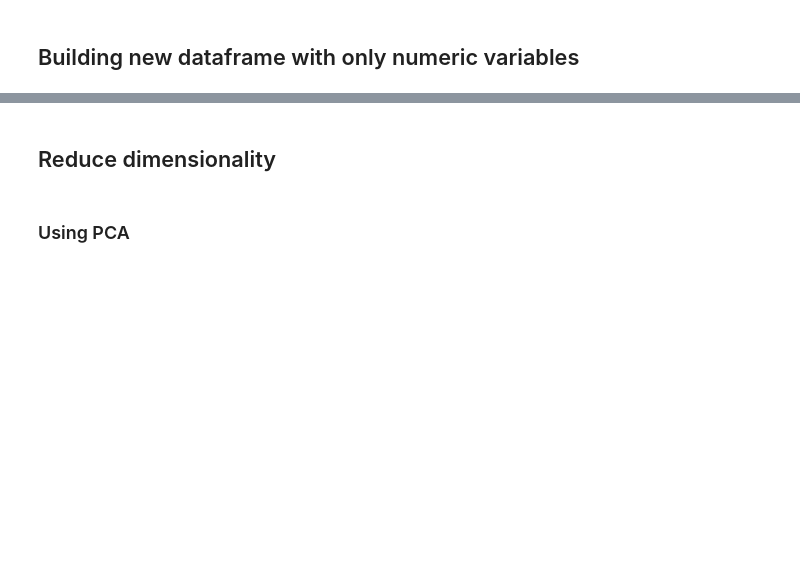
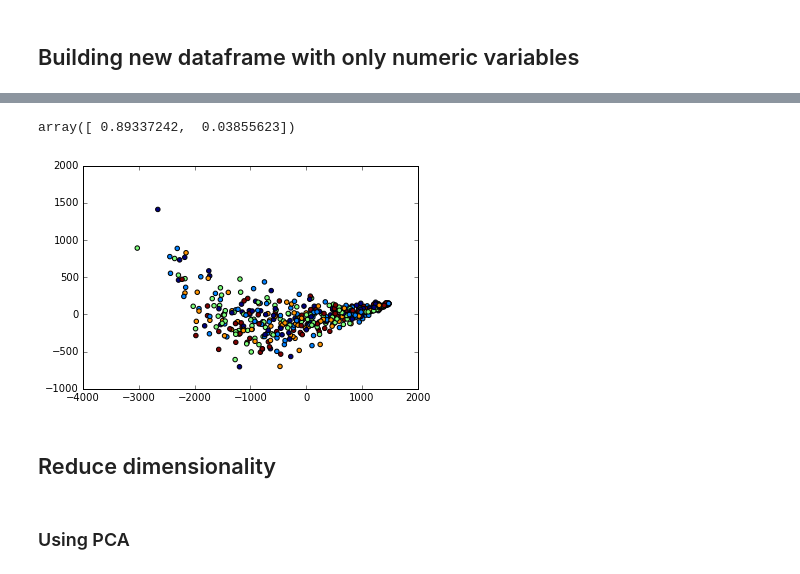
Before and after one commit to Gabriel-Azevedo-Ferreira/TDA-NBA, a Jupyter notebook: notebooks/Reducing dimensionality and applying hierarchical clustering.ipynb, the cells around one changed output, grey strips where cells are left out. Drawn from its saved outputs; the diff is of its cells as text; code cells hidden in the pictures; blank space fills up the shorter version.

```diff
--- a/notebooks/Reducing dimensionality and applying hierarchical clustering.ipynb
+++ b/notebooks/Reducing dimensionality and applying hierarchical clustering.ipynb
@@ -45,3 +60,17 @@ df2 = df.select_dtypes(include=['number'])
+# %%
+from sklearn import decomposition
+pca = decomposition.PCA(n_components=2)
+pca.fit(df2)
+reduced_df_2 = pca.transform(df2)
+pca.explained_variance_ratio_
+# %% [output]
+array([ 0.89337242,  0.03855623])
+# %%
+import pylab
+pylab.scatter(reduced_df_2[:, 0], reduced_df[:, 1], c=position_labels)
+pylab.show()
+# %% [output]
+[figure, added]
 # %% [markdown]
 ## Reduce dimensionality
 # %% [markdown]
```
Also changed, not shown: parts of 50 cells of this notebook.
